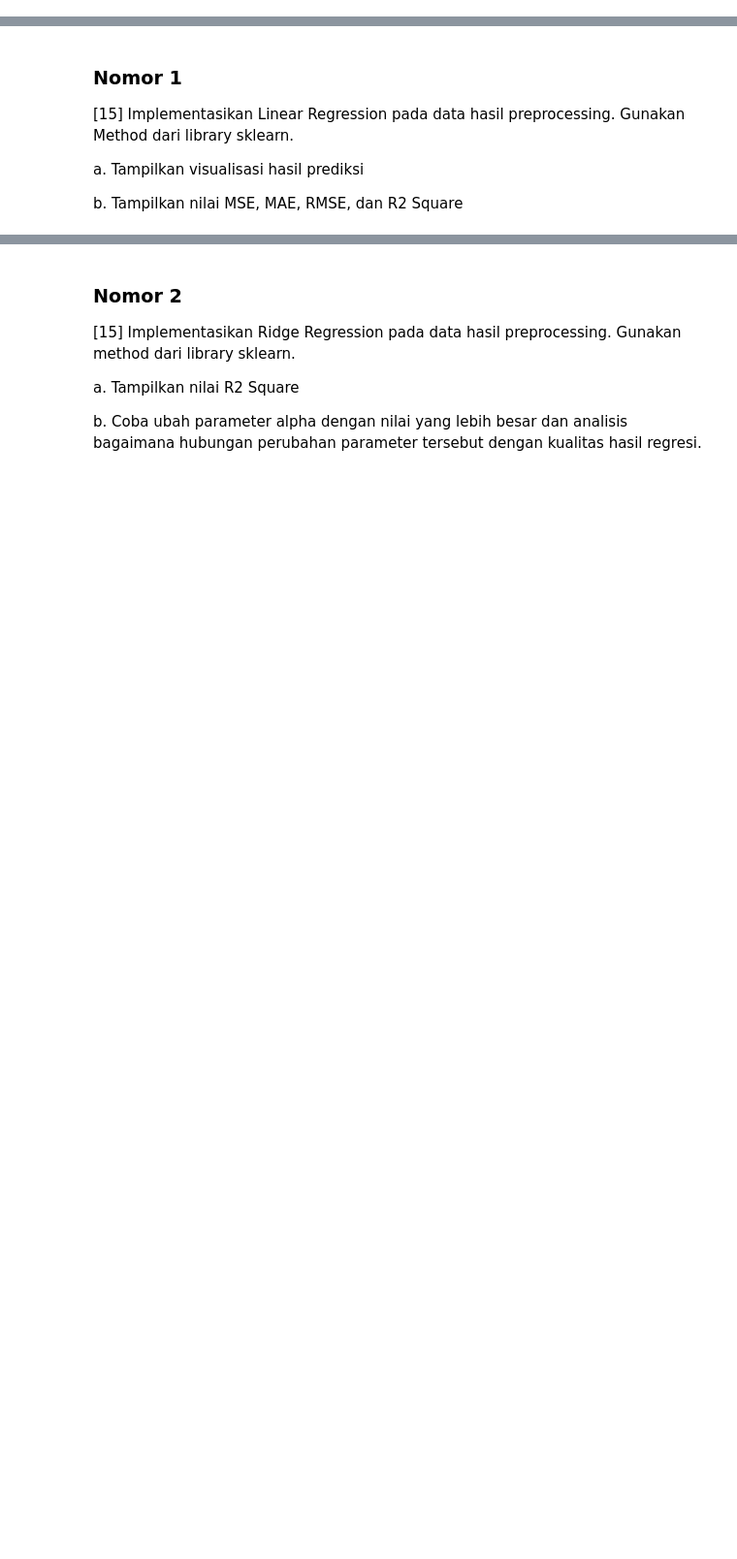
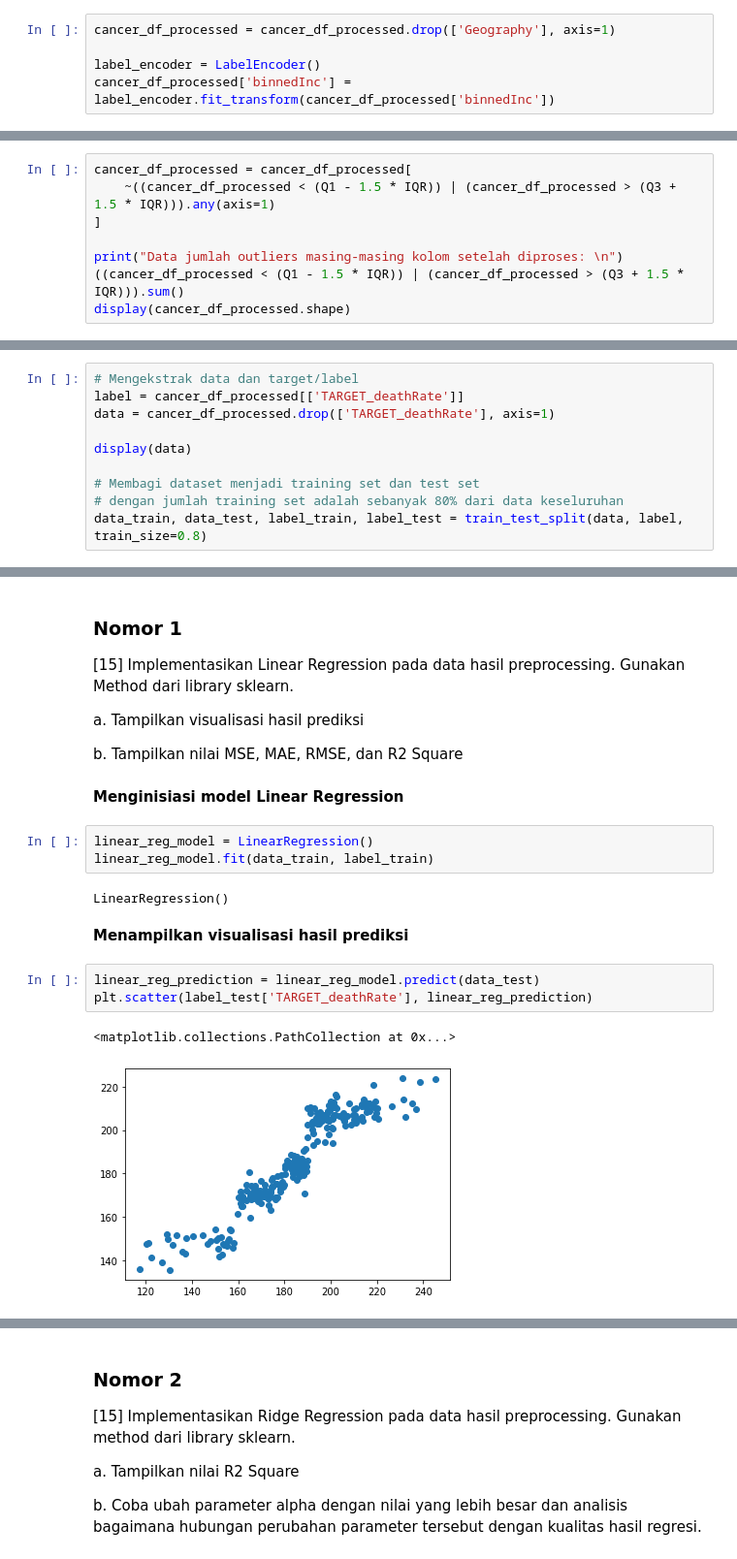
Before and after one commit to fahdikrie/kasdd212, a Jupyter notebook: Tugas/Tugas 3/D_Tugas3_1906398370_Fahdii Ajmalal Fikrie.ipynb, the cells around one changed output, grey strips where cells are left out. Shown at 97% size. Cells and saved outputs as stored; diff of their text form; blank space fills up the shorter version.

```diff
--- a/Tugas/Tugas 3/D_Tugas3_1906398370_Fahdii Ajmalal Fikrie.ipynb
+++ b/Tugas/Tugas 3/D_Tugas3_1906398370_Fahdii Ajmalal Fikrie.ipynb
@@ -59,0 +225,5 @@ Jika saya melanggar pernyataan tersebut, saya siap menerima konsekuensi apapun y
+# %%
+cancer_df_processed = cancer_df_processed.drop(['Geography'], axis=1)
+
+label_encoder = LabelEncoder()
+cancer_df_processed['binnedInc'] = label_encoder.fit_transform(cancer_df_processed['binnedInc'])
@@ -59,0 +234,8 @@ Jika saya melanggar pernyataan tersebut, saya siap menerima konsekuensi apapun y
+# %%
+cancer_df_processed = cancer_df_processed[
+    ~((cancer_df_processed < (Q1 - 1.5 * IQR)) | (cancer_df_processed > (Q3 + 1.5 * IQR))).any(axis=1)
+]
+
+print("Data jumlah outliers masing-masing kolom setelah diproses: \n")
+((cancer_df_processed < (Q1 - 1.5 * IQR)) | (cancer_df_processed > (Q3 + 1.5 * IQR))).sum()
+display(cancer_df_processed.shape)
@@ -63,3 +250,13 @@ Jika saya melanggar pernyataan tersebut, saya siap menerima konsekuensi apapun y
 # %% [markdown]
 ## **Regresi**
 (Penggunaan library diperbolehkan). Gunakan TARGET_deathRate sebagai kolom target.
+# %%
+# Mengekstrak data dan target/label
+label = cancer_df_processed[['TARGET_deathRate']]
+data = cancer_df_processed.drop(['TARGET_deathRate'], axis=1)
+
+display(data)
+
+# Membagi dataset menjadi training set dan test set
+# dengan jumlah training set adalah sebanyak 80% dari data keseluruhan
+data_train, data_test, label_train, label_test = train_test_split(data, label, train_size=0.8)
@@ -70,3 +281,18 @@ Jika saya melanggar pernyataan tersebut, saya siap menerima konsekuensi apapun y
 a. Tampilkan visualisasi hasil prediksi
 
 b. Tampilkan nilai MSE, MAE, RMSE, dan R2 Square
+# %% [markdown]
+**Menginisiasi model Linear Regression**
+# %%
+linear_reg_model = LinearRegression()
+linear_reg_model.fit(data_train, label_train)
+# %% [output]
+LinearRegression()
+# %% [markdown]
+**Menampilkan visualisasi hasil prediksi**
+# %%
+linear_reg_prediction = linear_reg_model.predict(data_test)
+plt.scatter(label_test['TARGET_deathRate'], linear_reg_prediction)
+# %% [output]
+<matplotlib.collections.PathCollection at 0x...>
+[figure, added]
```
Also changed, not shown: parts of 21 cells of this notebook, 1 other file.
